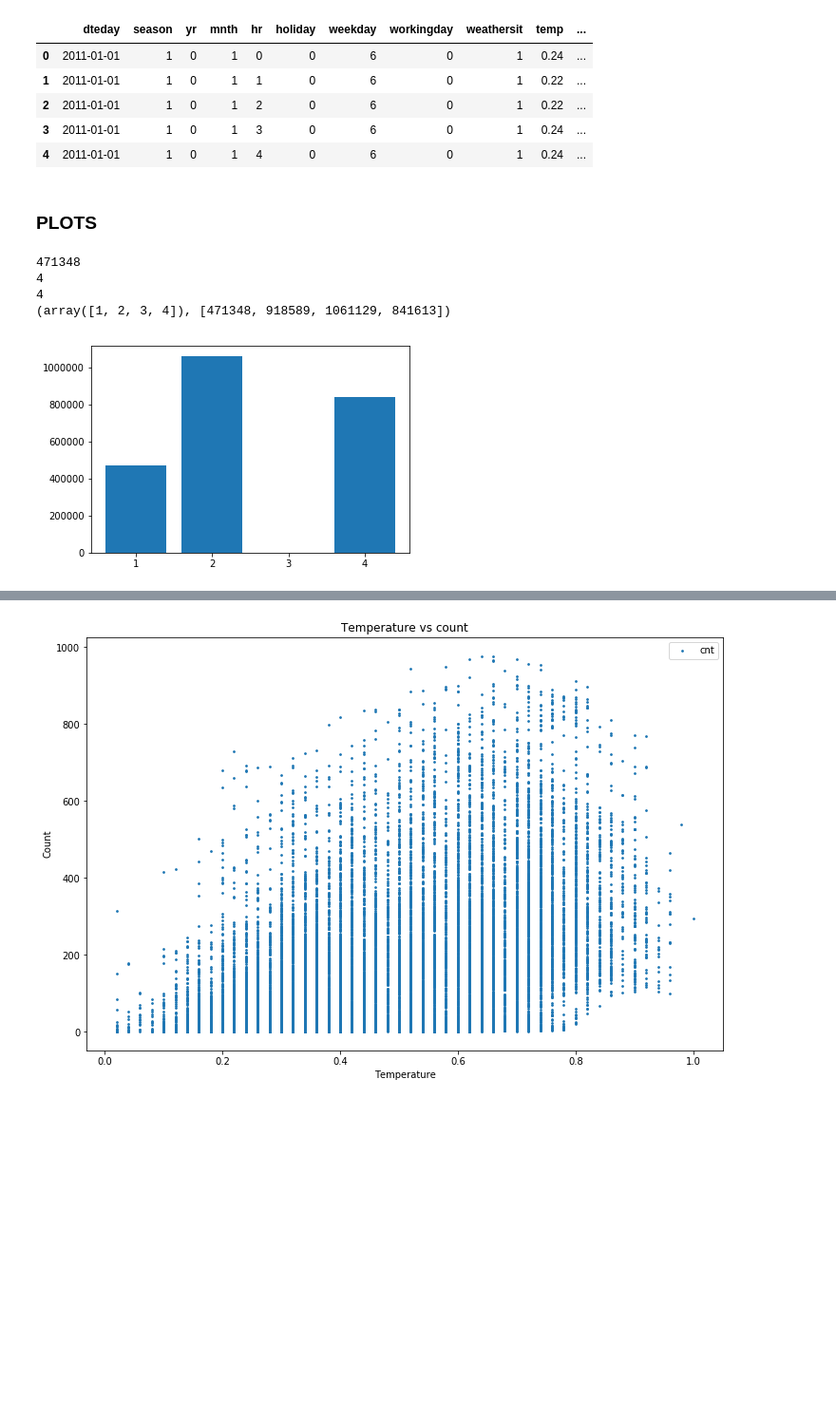
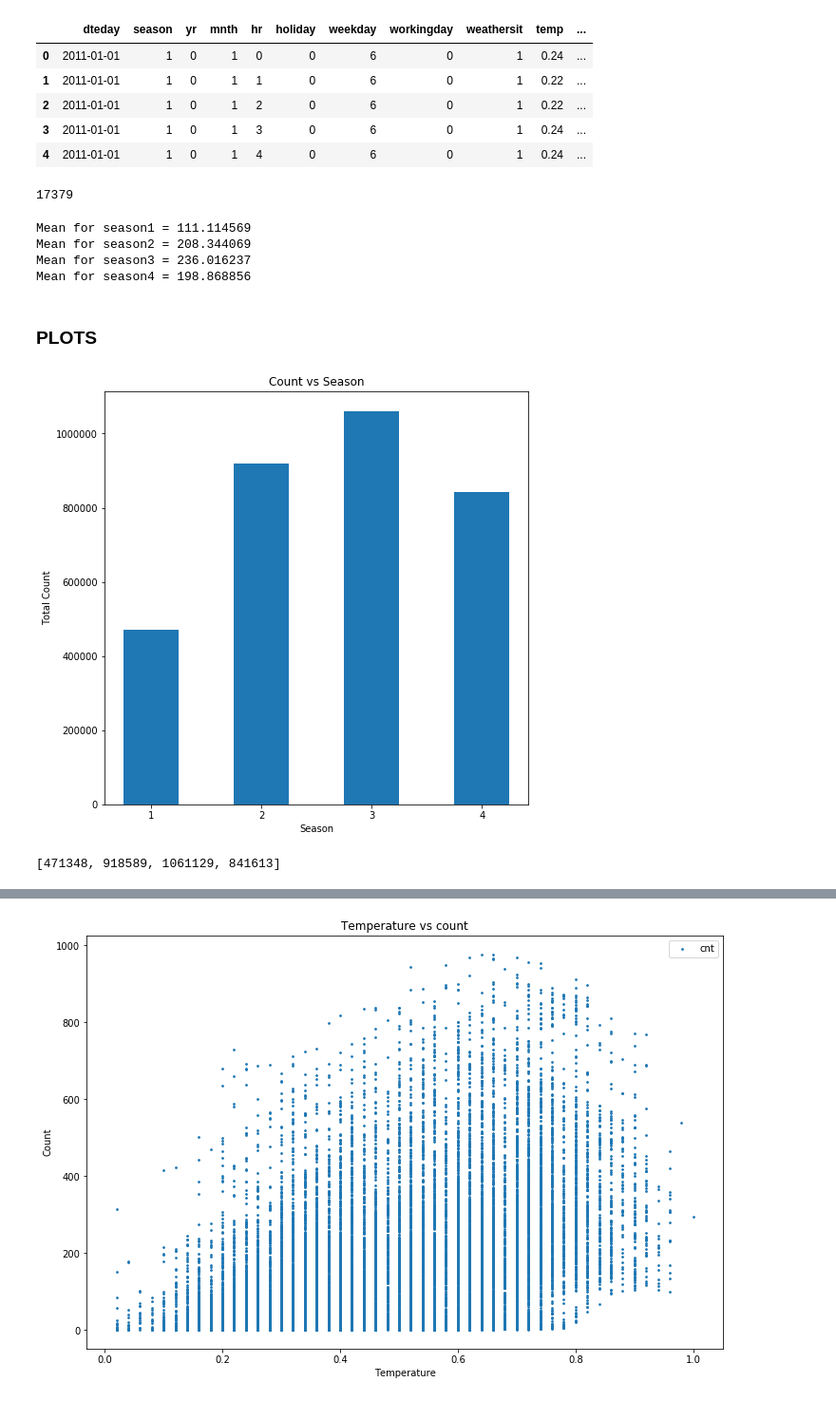
Before and after one commit to ashutoshtiwari128/Riddikulus, a Jupyter notebook: Question4.ipynb, the cells around one changed output, grey strips where cells are left out. Shown: that part at 95% size. Drawn from its saved outputs; the diff is of its cells as text; code cells hidden in the pictures; blank space fills up the shorter version.

```diff
--- a/Question4.ipynb
+++ b/Question4.ipynb
@@ -25,26 +25,58 @@ df.head()
 | 2 | 2011-01-01 | 1 | 0 | 1 | 2 | 0 | 6 | 0 | 1 | 0.22 | ... |
 | 3 | 2011-01-01 | 1 | 0 | 1 | 3 | 0 | 6 | 0 | 1 | 0.24 | ... |
 | 4 | 2011-01-01 | 1 | 0 | 1 | 4 | 0 | 6 | 0 | 1 | 0.24 | ... |
+# %%
+df['season'].count()
+# %% [output]
+17379
+# %%
+xs = pd.unique(df['season'])
+ys = []
+for i in range(len(xs)):
+    n = df.loc[df['season'] == xs[i], 'cnt'].sum()
+    d = df.loc[df['season'] == xs[i], 'season'].sum()/float((i+1))
+
+    ys.append(float(n)/float(d))
+
+for i in range(len(xs)):
+    print('Mean for season%d = %f' %(i+1, ys[i]))
+# %% [output]
+Mean for season1 = 111.114569
+Mean for season2 = 208.344069
+Mean for season3 = 236.016237
+Mean for season4 = 198.868856
+# %%
+xs = pd.unique(df['season'])
+ys = []
+for i in range(len(xs)):
+    n = df.loc[df['season'] == xs[i], 'cnt'].sum()
+    d = df.loc[df['season'] == xs[i], 'season'].sum()
+
+    ys.append(n/d)
+
+for i in range(len(xs)):
+    print('Mean for season%d = %d' %(i+1, ys[i]))
 # %% [markdown]
 ### PLOTS
 # %%
-#print(df['season'])
 xs = pd.unique(df['season'])
 ys = []
 for i in range(len(xs)):
     v = df.loc[df['season'] == xs[i], 'cnt'].sum()
     ys.append(v)
-print(df.loc[df['season'] == xs[0], 'cnt'].sum())
-print(len(xs))
-print(len(ys))
-print(xs, ys)
 
-plt.figure()
-plt.bar(['1', '2', '3', '4'], ys)
+#labels = ['1','2','3','4']
+fig, ax = plt.subplots(figsize = (8,8))
+ax.bar(xs, ys, width = 0.5)
+ax.set_xticks(xs)
+ax.set_xticklabels(xs)
+ax.set_title("Count vs Season")
+ax.set_xlabel("Season")
+ax.set_ylabel("Total Count")
+
 plt.show()
+
+print(ys)
 # %% [output]
+[figure, new version]
-471348
-4
-4
-(array([1, 2, 3, 4]), [471348, 918589, 1061129, 841613])
+[471348, 918589, 1061129, 841613]
-[figure, old version]
```
Also changed, not shown: parts of 4 cells of this notebook.
